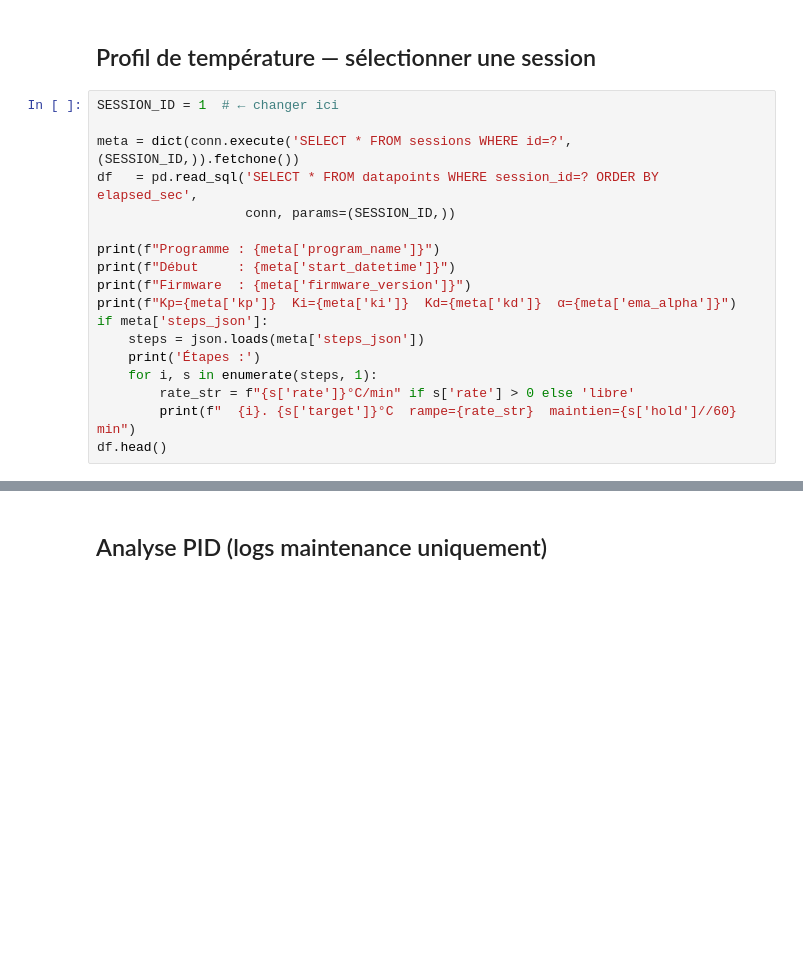
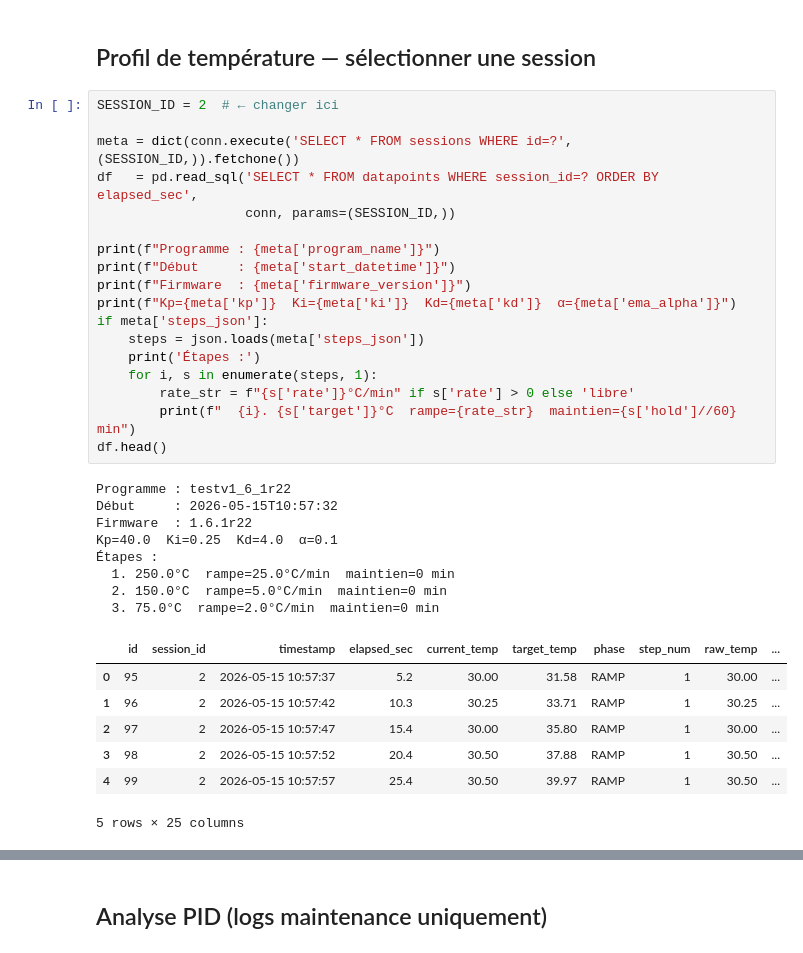
Before and after one commit to jjcurt/Four_verrier, a Jupyter notebook: analysis/notebooks/analyse_cuisson.ipynb, the cells around one changed output, grey strips where cells are left out. Cells and saved outputs as stored; diff of their text form; blank space fills up the shorter version.

```diff
--- a/analysis/notebooks/analyse_cuisson.ipynb
+++ b/analysis/notebooks/analyse_cuisson.ipynb
@@ -31,23 +37,39 @@ sessions
 # %% [markdown]
 ## Profil de température — sélectionner une session
 # %%
-SESSION_ID = 1  # ← changer ici
+SESSION_ID = 2  # ← changer ici
 
 meta = dict(conn.execute('SELECT * FROM sessions WHERE id=?', (SESSION_ID,)).fetchone())
 df   = pd.read_sql('SELECT * FROM datapoints WHERE session_id=? ORDER BY elapsed_sec',
                    conn, params=(SESSION_ID,))
 
 print(f"Programme : {meta['program_name']}")
 print(f"Début     : {meta['start_datetime']}")
 print(f"Firmware  : {meta['firmware_version']}")
 print(f"Kp={meta['kp']}  Ki={meta['ki']}  Kd={meta['kd']}  α={meta['ema_alpha']}")
 if meta['steps_json']:
     steps = json.loads(meta['steps_json'])
     print('Étapes :')
     for i, s in enumerate(steps, 1):
         rate_str = f"{s['rate']}°C/min" if s['rate'] > 0 else 'libre'
         print(f"  {i}. {s['target']}°C  rampe={rate_str}  maintien={s['hold']//60} min")
 df.head()
+# %% [output]
+Programme : testv1_6_1r22
+Début     : 2026-05-15T10:57:32
+Firmware  : 1.6.1r22
+Kp=40.0  Ki=0.25  Kd=4.0  α=0.1
+Étapes :
+  1. 250.0°C  rampe=25.0°C/min  maintien=0 min
+  2. 150.0°C  rampe=5.0°C/min  maintien=0 min
+  3. 75.0°C  rampe=2.0°C/min  maintien=0 min
+|  | id | session_id | timestamp | elapsed_sec | current_temp | target_temp | phase | step_num | raw_temp | ... |
+| 0 | 95 | 2 | 2026-05-15 10:57:37 | 5.2 | 30.00 | 31.58 | RAMP | 1 | 30.00 | ... |
+| 1 | 96 | 2 | 2026-05-15 10:57:42 | 10.3 | 30.25 | 33.71 | RAMP | 1 | 30.25 | ... |
+| 2 | 97 | 2 | 2026-05-15 10:57:47 | 15.4 | 30.00 | 35.80 | RAMP | 1 | 30.00 | ... |
+| 3 | 98 | 2 | 2026-05-15 10:57:52 | 20.4 | 30.50 | 37.88 | RAMP | 1 | 30.50 | ... |
+| 4 | 99 | 2 | 2026-05-15 10:57:57 | 25.4 | 30.50 | 39.97 | RAMP | 1 | 30.50 | ... |
+5 rows × 25 columns
 # %%
 fig, axes = plt.subplots(2, 1, figsize=(14, 8), sharex=True,
                          gridspec_kw={'height_ratios': [3, 1]})
```
Also changed, not shown: parts of 7 cells of this notebook, 1 other file.
